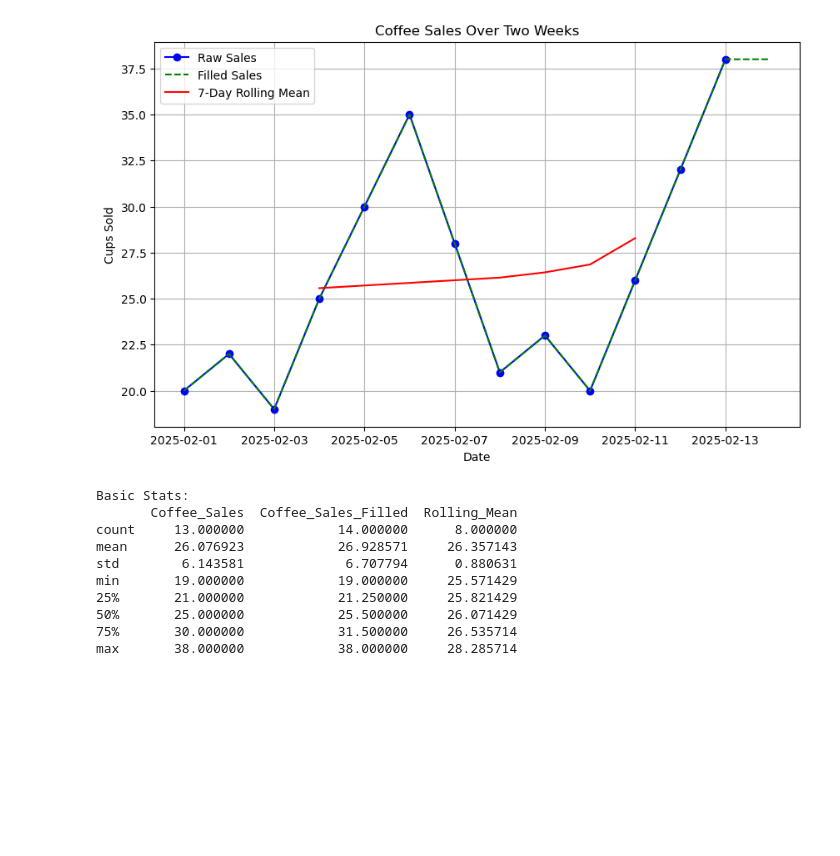
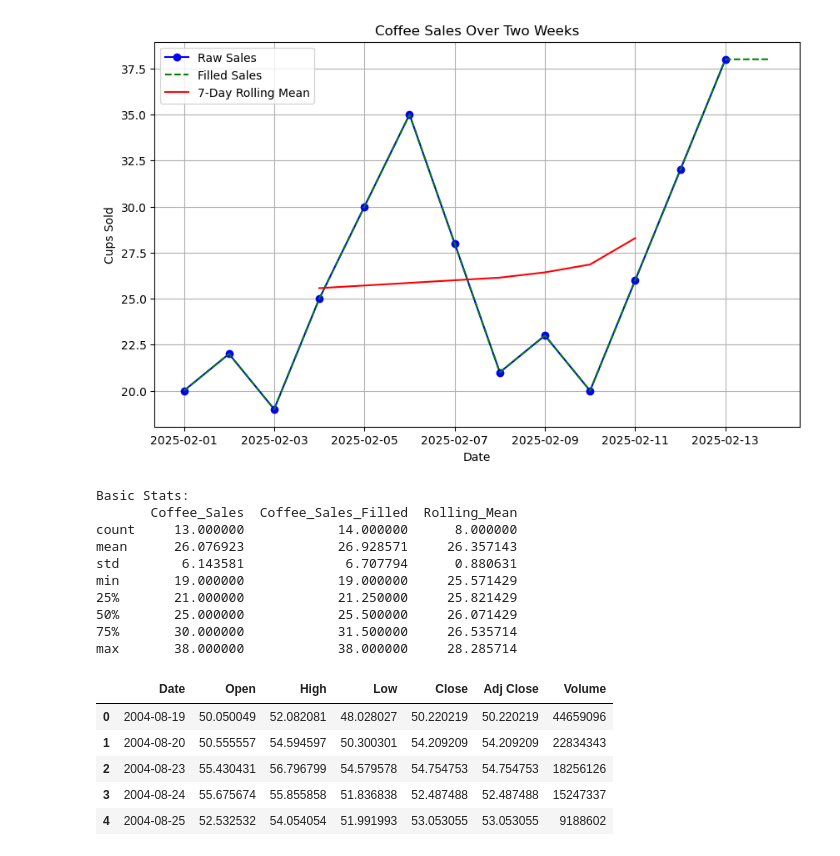
Before and after one commit to swayam-learning/DataScience_ML, a Jupyter notebook: TimeSeriesAnalysis/basics.ipynb, the cells around one changed output. Cells and saved outputs as stored; diff of their text form; code cells hidden in the pictures; blank space fills up the shorter version.

```diff
--- a/TimeSeriesAnalysis/basics.ipynb
+++ b/TimeSeriesAnalysis/basics.ipynb
@@ -68,0 +71,10 @@ max       38.000000            38.000000     28.285714
+# %%
+df = pd.read_csv("GOOGL.csv")
+df.head()
+# %% [output]
+|  | Date | Open | High | Low | Close | Adj Close | Volume |
+| 0 | 2004-08-19 | 50.050049 | 52.082081 | 48.028027 | 50.220219 | 50.220219 | 44659096 |
+| 1 | 2004-08-20 | 50.555557 | 54.594597 | 50.300301 | 54.209209 | 54.209209 | 22834343 |
+| 2 | 2004-08-23 | 55.430431 | 56.796799 | 54.579578 | 54.754753 | 54.754753 | 18256126 |
+| 3 | 2004-08-24 | 55.675674 | 55.855858 | 51.836838 | 52.487488 | 52.487488 | 15247337 |
+| 4 | 2004-08-25 | 52.532532 | 54.054054 | 51.991993 | 53.053055 | 53.053055 | 9188602 |
```
Also changed, not shown: parts of 1 cell of this notebook, 3 other files.
